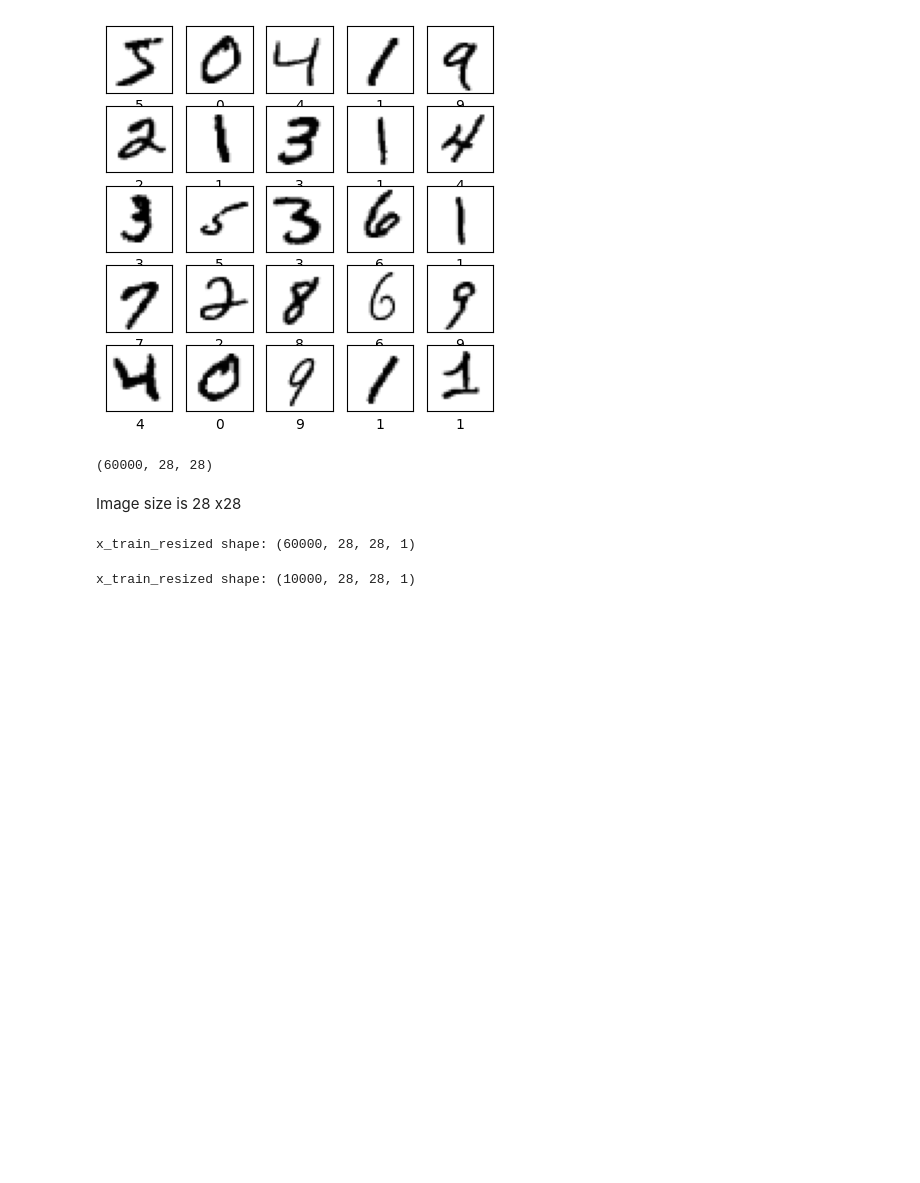
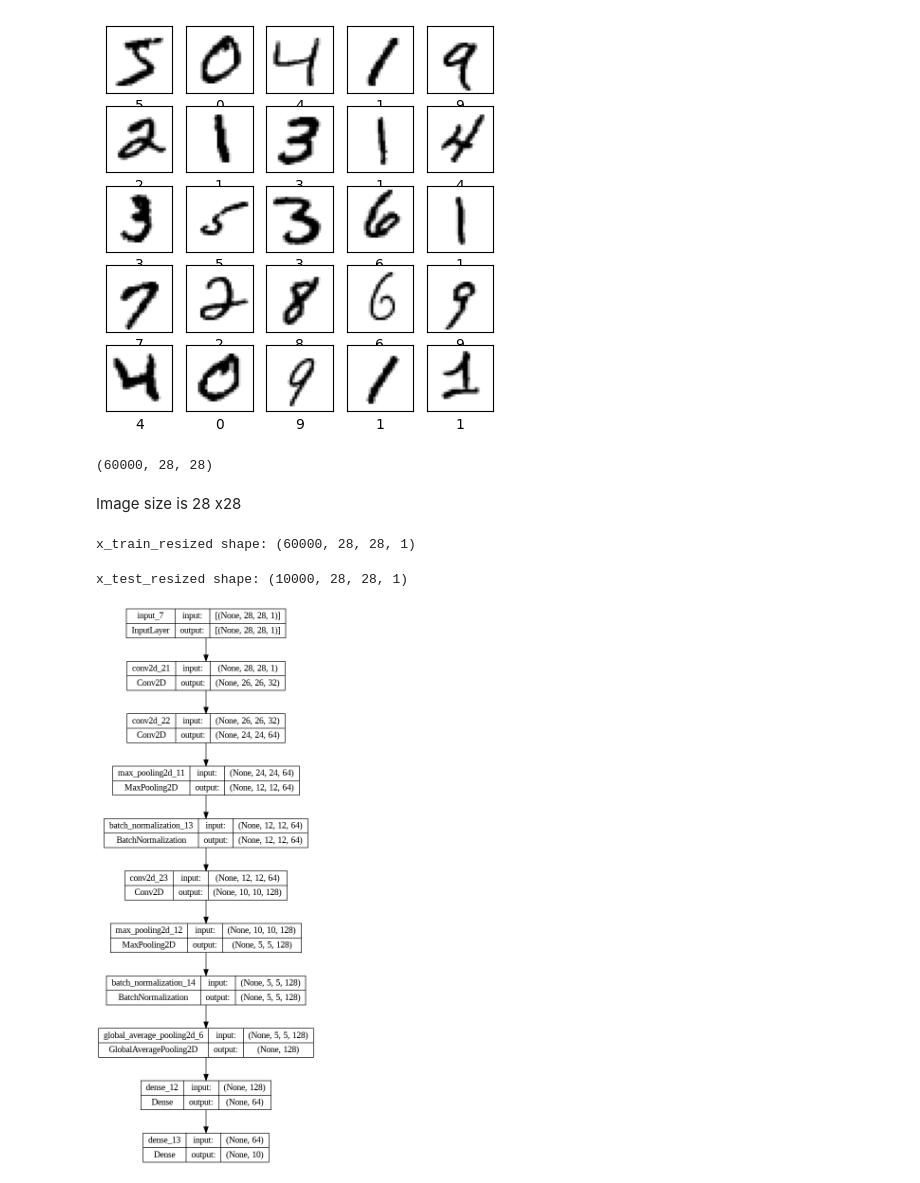
Before and after one commit to arpitadu/MNIST-Handwritten-Digit-Classification, a Jupyter notebook: MNIST_classification.ipynb, the cells around one changed output. Drawn from its saved outputs; the diff is of its cells as text; code cells hidden in the pictures; blank space fills up the shorter version.

```diff
--- a/MNIST_classification.ipynb
+++ b/MNIST_classification.ipynb
@@ -68,9 +73,9 @@ x_train_resized shape: (60000, 28, 28, 1)
 # %%
 #repeat for test set
 x_test = np.expand_dims(x_test, axis=-1)
-print(f"x_train_resized shape: {x_test.shape}")
+print(f"x_test_resized shape: {x_test.shape}")
 # %% [output]
-x_train_resized shape: (10000, 28, 28, 1)
+x_test_resized shape: (10000, 28, 28, 1)
 # %%
 model = tf.keras.Sequential(
 
@@ -91,6 +96,10 @@ model = tf.keras.Sequential(
         Dense(10, activation='softmax')
     ]
 )
+# %%
+plot_model(model, to_file='model_plot.png', show_shapes=True, show_layer_names=True)
+# %% [output]
+[figure, added]
 # %%
 model.compile(optimizer='adam', loss='sparse_categorical_crossentropy', metrics='accuracy')
 
```
Also changed, not shown: parts of 23 cells of this notebook.
